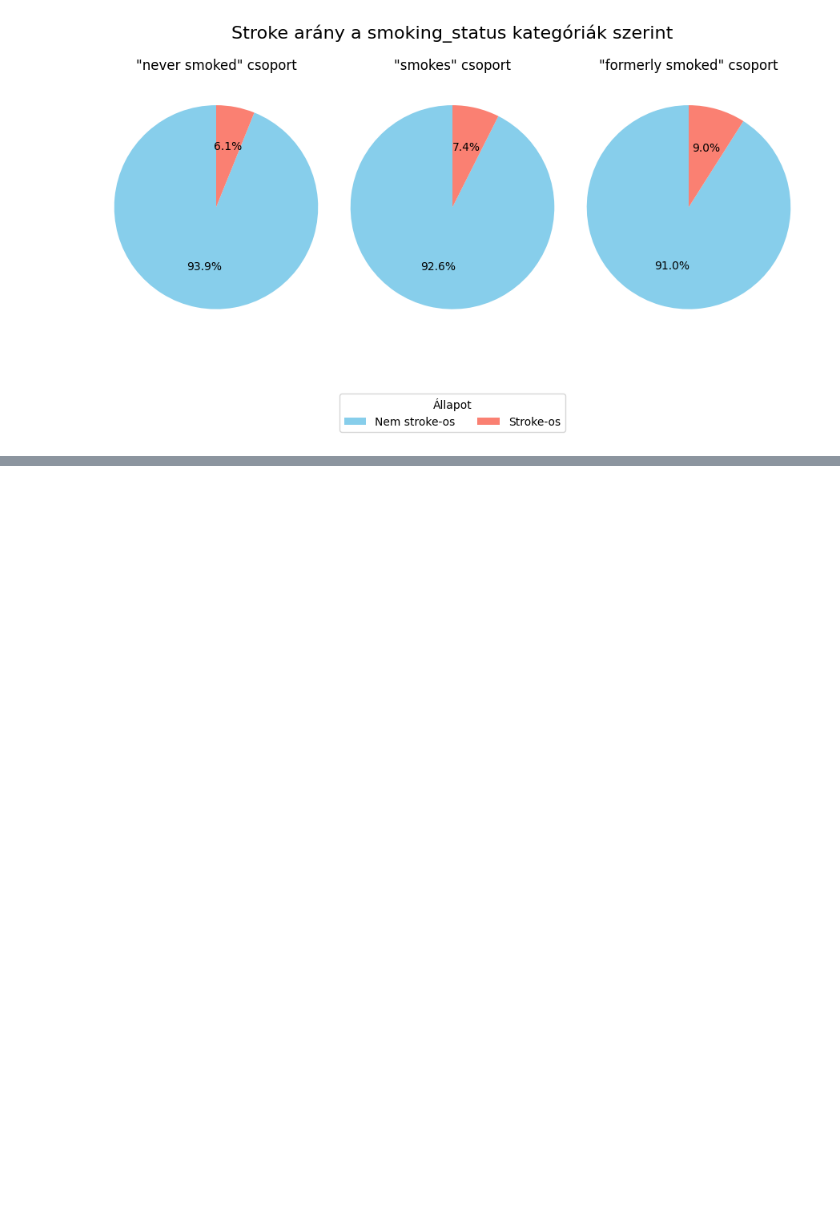
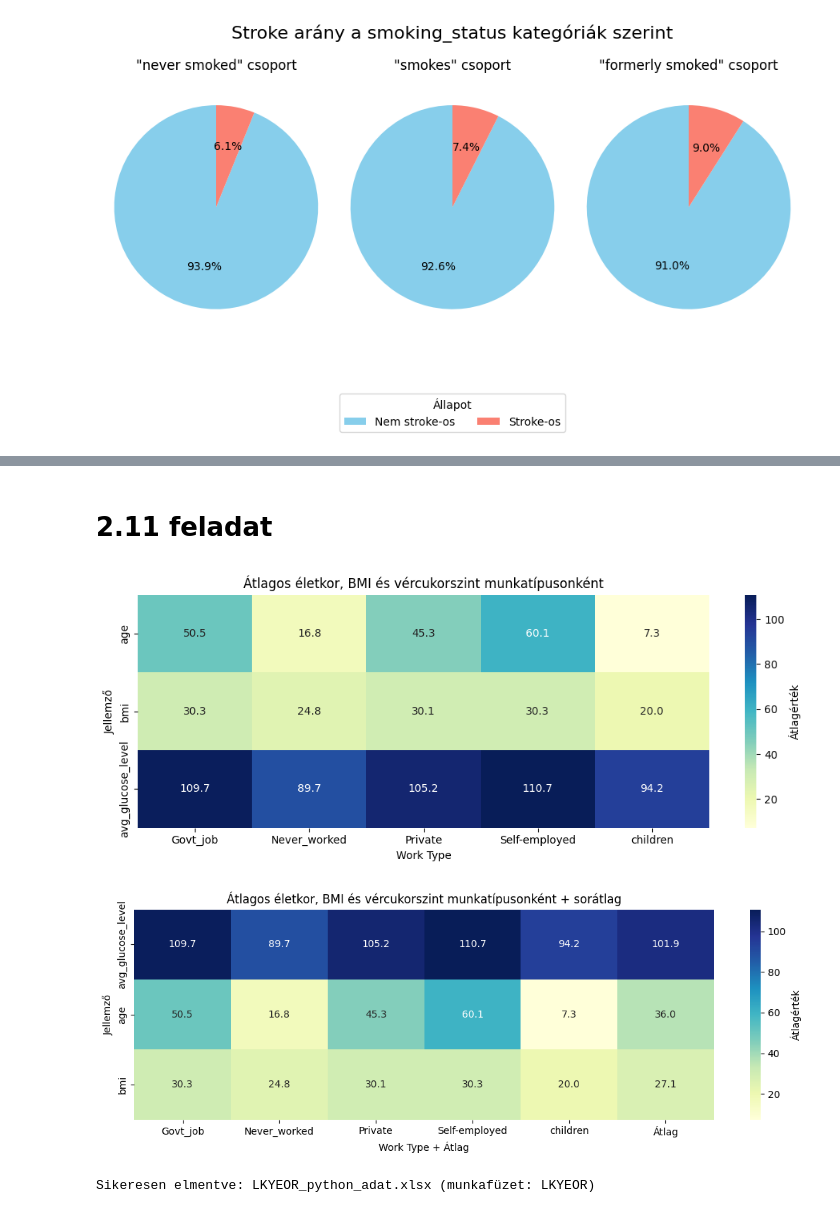
Before and after one commit to Mitosz01/PythonHazi, a Jupyter notebook: KissBeni_python_adat.ipynb, the cells around one changed output, grey strips where cells are left out. Cells and saved outputs as stored; diff of their text form; code cells hidden in the pictures; blank space fills up the shorter version.

```diff
--- a/KissBeni_python_adat.ipynb
+++ b/KissBeni_python_adat.ipynb
@@ -340,0 +471,62 @@ plt.show()
+# %% [markdown]
+# 2.11 feladat
+# %%
+# 1. Kiválasztott jellemzők
+cols = ['work_type', 'age', 'bmi', 'avg_glucose_level']
+df_avg = sampled_data[cols].dropna()
+
+# 2. Csoportosítás és átlagok számítása
+pivot_df = df_avg.groupby('work_type')[['age', 'bmi', 'avg_glucose_level']].mean().T
+
+# 3. Heatmap kirajzolása
+plt.figure(figsize=(10, 4))
+sns.heatmap(
+    pivot_df,
+    annot=True,
+    fmt=".1f",
+    cmap="YlGnBu",
+    cbar_kws={'label': 'Átlagérték'}
+)
+
+plt.title("Átlagos életkor, BMI és vércukorszint munkatípusonként")
+plt.ylabel('Jellemző')
+plt.xlabel('Work Type')
+plt.tight_layout()
+plt.show()
+
+# Ugyanaz az előkészítés, mint 2.11-ben
+cols = ['work_type', 'age', 'bmi', 'avg_glucose_level']
+df_avg = sampled_data[cols].dropna()
+
+pivot_df = df_avg.groupby('work_type')[['age', 'bmi', 'avg_glucose_level']].mean().T
+
+# ÚJ: soronkénti átlag kiszámítása
+pivot_df['Átlag'] = pivot_df.mean(axis=1)
+pivot_sorted = pivot_df.sort_values(by='Átlag', ascending=False)
+
+# Heatmap rajzolása
+plt.figure(figsize=(11, 4))
+sns.heatmap(
+    pivot_sorted,
+    annot=True,
+    fmt=".1f",
+    cmap="YlGnBu",
+    cbar_kws={'label': 'Átlagérték'}
+)
+
+plt.title("Átlagos életkor, BMI és vércukorszint munkatípusonként + sorátlag")
+plt.ylabel('Jellemző')
+plt.xlabel('Work Type + Átlag')
+plt.tight_layout()
+plt.show()
+
+#Excel fájl mentése
+fajlnev = f"{Neptun_kód}_python_adat.xlsx"
+
+pivot_sorted.to_excel(fajlnev, sheet_name=Neptun_kód)
+
+print(f"Sikeresen elmentve: {fajlnev} (munkafüzet: {Neptun_kód})")
+# %% [output]
+[figure, added]
+[figure, added]
+Sikeresen elmentve: LKYEOR_python_adat.xlsx (munkafüzet: LKYEOR)
```
Also changed, not shown: parts of 7 cells of this notebook, 2 other files.
